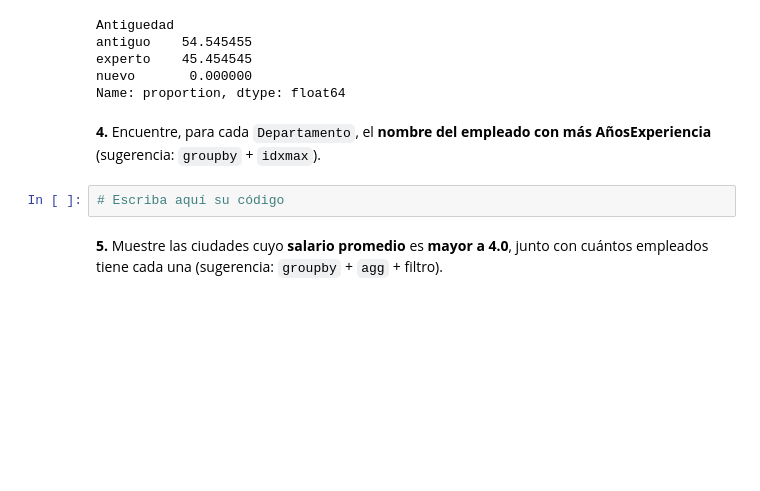
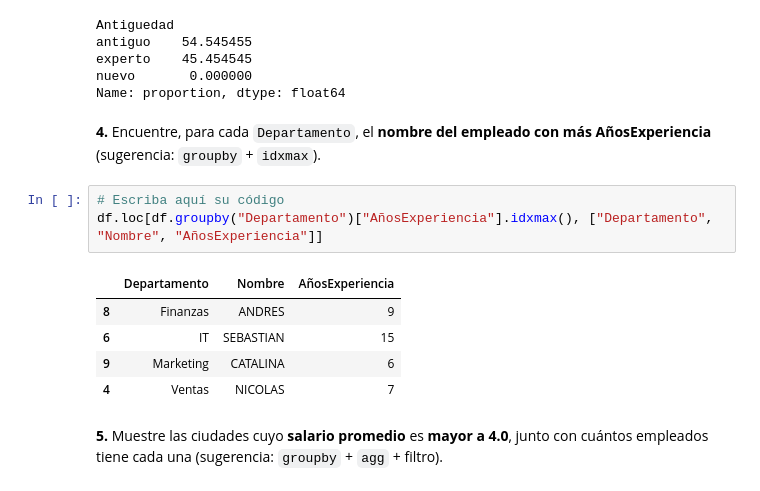
Before and after one commit to arleyfernandotorresgalindo/aprendiendo_git_hub, a Jupyter notebook: Taller_Preparcial_Seccion3_Pandas.ipynb, the cells around one changed output. Saved outputs shown, nothing was run; the diff lists cells and outputs as text; blank space fills up the shorter version.

Commit message:
Subseccion 4 - Punto 4: empleado con mas experiencia por departamento

```diff
--- a/Taller_Preparcial_Seccion3_Pandas.ipynb
+++ b/Taller_Preparcial_Seccion3_Pandas.ipynb
@@ -487,6 +487,13 @@ Name: proportion, dtype: float64
 **4.** Encuentre, para cada `Departamento`, el **nombre del empleado con más AñosExperiencia** (sugerencia: `groupby` + `idxmax`).
 # %%
 # Escriba aquí su código
+df.loc[df.groupby("Departamento")["AñosExperiencia"].idxmax(), ["Departamento", "Nombre", "AñosExperiencia"]]
+# %% [output]
+|  | Departamento | Nombre | AñosExperiencia |
+| 8 | Finanzas | ANDRES | 9 |
+| 6 | IT | SEBASTIAN | 15 |
+| 9 | Marketing | CATALINA | 6 |
+| 4 | Ventas | NICOLAS | 7 |
 # %% [markdown]
 **5.** Muestre las ciudades cuyo **salario promedio** es **mayor a 4.0**, junto con cuántos empleados tiene cada una (sugerencia: `groupby` + `agg` + filtro).
 # %%
```
